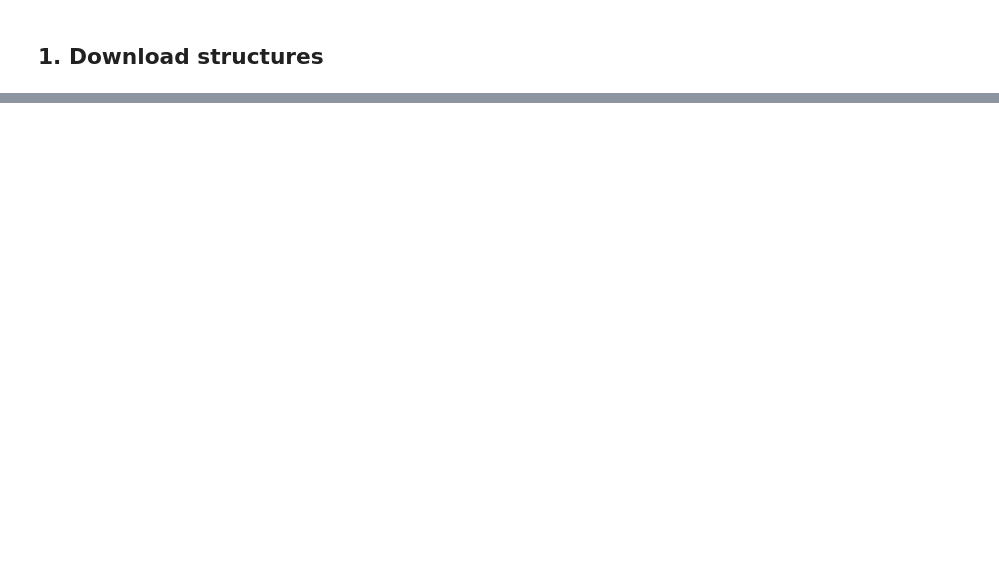
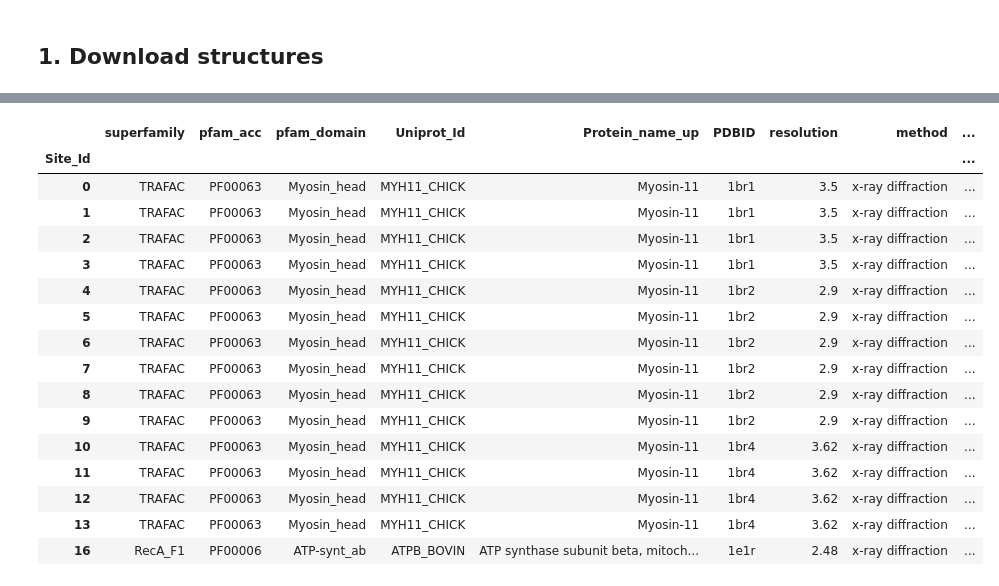
Before and after one commit to servalli/pyploop, a Jupyter notebook: Analysis_pipeline.ipynb, the cells around one changed output, grey strips where cells are left out. Saved outputs shown, nothing was run; the diff lists cells and outputs as text; code cells hidden in the pictures; blank space fills up the shorter version.

```diff
--- a/Analysis_pipeline.ipynb
+++ b/Analysis_pipeline.ipynb
@@ -1184,20 +109,0 @@ Index(['Unnamed: 0', 'superfamily', 'pfam_acc', 'pfam_domain', 'domain_name',
-# %%
-def format_for_excel(dists_selected, reduce_cols, rename_cols):
-
-    r=dists_selected.copy()
-    r["nucleotide_type"]=r.nuc_type
-
-    r.loc[r.nucleotide_type.isin(["ADP","GDP"]),"nucleotide_type"]=r.loc[r.nucleotide_type.isin(["ADP","GDP"]),"nucleotide_type"]+"-"+r.loc[r.nucleotide_type.isin(["ADP","GDP"]),"nuc_gamma_moiety_type"]
-
-    r["nucleotide_id"]=r.nuc_chain+r.nuc_id.astype(str)
-
-
-    r["lys_id"]=r.Lys_res_ch+r.Lys_res_id.astype(str)
-
-    r["arg_id"]=r.Arg_res_ch+r.Arg_res_id.astype(str)
-
-    r["gly13"]=r['gly13-type']+" "+r['gly13-chain']+r['gly13-id'].astype(str)
-
-    r=r[reduce_cols]
-    r.rename(columns=rename_cols)
-    return r
@@ -1281,0 +162,3 @@ df_dist_formatted_for_excel.to_csv(os.path.join(ploop_wdir,f"{year}_{spec}_dists
+# %%
+from pyploop.process_pdb import process_pdb_dir
+dists=process_pdb_dir(p_dir,comps, comps_F, alpha, beta,  gamma_F, gamma_N, gamma_types,ploop_all_chains)
@@ -1281,0 +304,7 @@ df_dist_formatted_for_excel.to_csv(os.path.join(ploop_wdir,f"{year}_{spec}_dists
+# %%
+#Assign types only to "high-quality" sites
+dists_selected=dists2[dists2.include.isna()].copy()
+assign_arg_type(dists_selected, d_sites_checked)
+assign_mono_type(dists_selected)
+assign_type(dists_selected)
+dists_selected.to_csv(os.path.join(ploop_wdir,f"{year}_{spec}_t3_dists_with_type_.tsv"), sep="\t")
@@ -1281,0 +322,3 @@ df_dist_formatted_for_excel.to_csv(os.path.join(ploop_wdir,f"{year}_{spec}_dists
+# %%
+dists_selected.index.name="Site_Id"
+dists_selected.tail(5)
@@ -1281,0 +335,22 @@ df_dist_formatted_for_excel.to_csv(os.path.join(ploop_wdir,f"{year}_{spec}_dists
+# %%
+df_dist_formatted_for_excel=format_for_excel(dists_selected)
+df_dist_formatted_for_excel.to_csv(os.path.join(ploop_wdir,f"{year}_{spec}_dists_FOR_XLSX.tsv"), sep="\t")
+df_dist_formatted_for_excel.head(15)
+# %% [output]
+|  | superfamily | pfam_acc | pfam_domain | Uniprot_Id | Protein_name_up | PDBID | resolution | method | ... |
+| Site_Id |  |  |  |  |  |  |  |  | ... |
+| 0 | TRAFAC | PF00063 | Myosin_head | MYH11_CHICK | Myosin-11 | 1br1 | 3.5 | x-ray diffraction | ... |
+| 1 | TRAFAC | PF00063 | Myosin_head | MYH11_CHICK | Myosin-11 | 1br1 | 3.5 | x-ray diffraction | ... |
+| 2 | TRAFAC | PF00063 | Myosin_head | MYH11_CHICK | Myosin-11 | 1br1 | 3.5 | x-ray diffraction | ... |
+| 3 | TRAFAC | PF00063 | Myosin_head | MYH11_CHICK | Myosin-11 | 1br1 | 3.5 | x-ray diffraction | ... |
+| 4 | TRAFAC | PF00063 | Myosin_head | MYH11_CHICK | Myosin-11 | 1br2 | 2.9 | x-ray diffraction | ... |
+| 5 | TRAFAC | PF00063 | Myosin_head | MYH11_CHICK | Myosin-11 | 1br2 | 2.9 | x-ray diffraction | ... |
+| 6 | TRAFAC | PF00063 | Myosin_head | MYH11_CHICK | Myosin-11 | 1br2 | 2.9 | x-ray diffraction | ... |
+| 7 | TRAFAC | PF00063 | Myosin_head | MYH11_CHICK | Myosin-11 | 1br2 | 2.9 | x-ray diffraction | ... |
+| 8 | TRAFAC | PF00063 | Myosin_head | MYH11_CHICK | Myosin-11 | 1br2 | 2.9 | x-ray diffraction | ... |
+| 9 | TRAFAC | PF00063 | Myosin_head | MYH11_CHICK | Myosin-11 | 1br2 | 2.9 | x-ray diffraction | ... |
+| 10 | TRAFAC | PF00063 | Myosin_head | MYH11_CHICK | Myosin-11 | 1br4 | 3.62 | x-ray diffraction | ... |
+| 11 | TRAFAC | PF00063 | Myosin_head | MYH11_CHICK | Myosin-11 | 1br4 | 3.62 | x-ray diffraction | ... |
+| 12 | TRAFAC | PF00063 | Myosin_head | MYH11_CHICK | Myosin-11 | 1br4 | 3.62 | x-ray diffraction | ... |
+| 13 | TRAFAC | PF00063 | Myosin_head | MYH11_CHICK | Myosin-11 | 1br4 | 3.62 | x-ray diffraction | ... |
+| 16 | RecA_F1 | PF00006 | ATP-synt_ab | ATPB_BOVIN | ATP synthase subunit beta, mitoch... | 1e1r | 2.48 | x-ray diffraction | ... |
```
Also changed, not shown: parts of 81 cells of this notebook, 29 other files.
